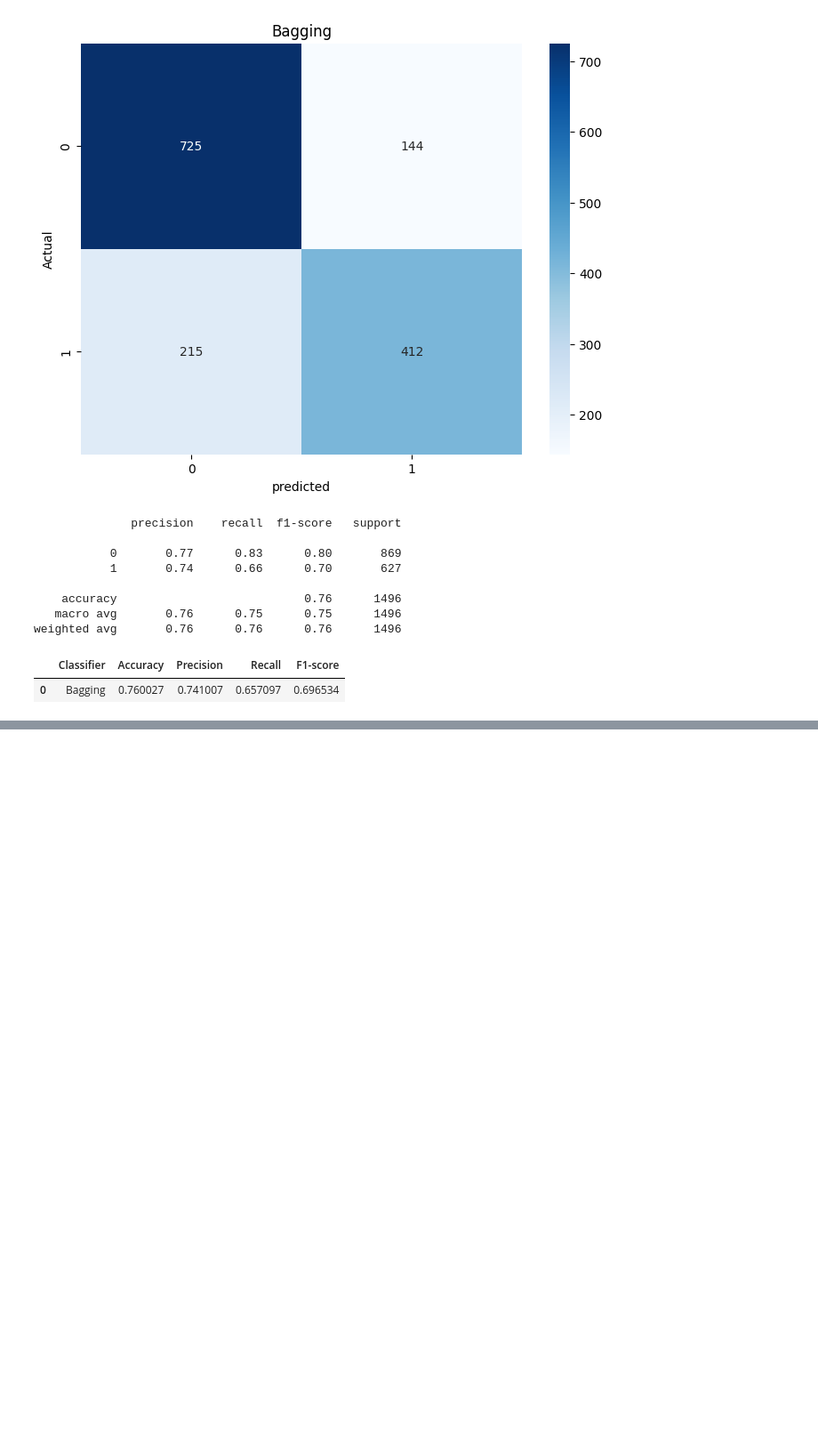
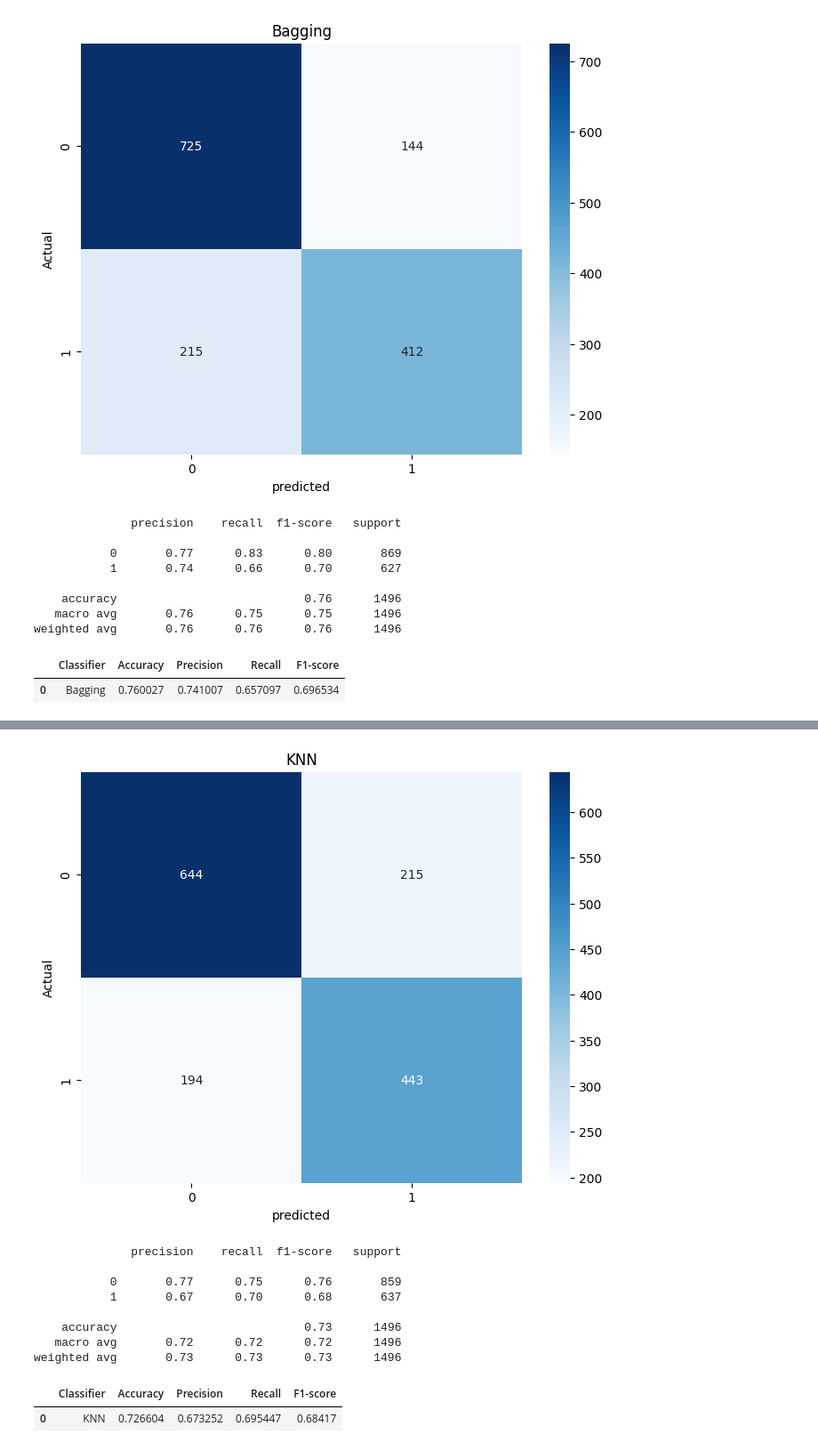
Before and after one commit to MoHassan01/NLP-Twitter-Disaster-Classifier, a Jupyter notebook: main.ipynb, the cells around one changed output, grey strips where cells are left out. Shown at 89% size. Cells and saved outputs as stored; diff of their text form; code cells hidden in the pictures; blank space fills up the shorter version.

```diff
--- a/main.ipynb
+++ b/main.ipynb
@@ -574,0 +601,10 @@ weighted avg       0.76      0.76      0.76      1496
+# %%
+# Returning the mean Numpy arrays present in Word2vec vocab of our corpus
+def vectorize(text, word2vec_model):
+    text = [word for word in text if word in word2vec_model.key_to_index]
+    return np.mean(word2vec_model[text], axis=0)
+# %%
+# Converting text column into np arrays
+for i in range(len(df_w2v['text'].values)):
+    # Conveting each Text column into Word2vec np array
+    df_w2v['text'][i] = vectorize(df_w2v['text'][i], w2v_model)
@@ -574,0 +642,67 @@ weighted avg       0.76      0.76      0.76      1496
+# %%
+X = np.hstack((df_w2v['keyword'].values.reshape(-1,1), np.vstack(df_w2v['text'].values))) # Horizonatally stacking the int column as a 1d array along with the vertical stack of the text multi-dimensional array
+y = df_w2v['target'].values # Converting target column into np array
+# %%
+from sklearn.model_selection import train_test_split
+
+X_train, X_test, y_train, y_test = train_test_split(X, y, test_size=.2, random_state=42)
+# %%
+# Working on the model
+from sklearn.neighbors import KNeighborsClassifier
+from sklearn.model_selection import GridSearchCV
+from sklearn.metrics import accuracy_score, precision_score, recall_score, f1_score, confusion_matrix, classification_report
+import matplotlib.pyplot as plt
+import seaborn as sns
+
+knn = KNeighborsClassifier()
+param_grid = {
+    'n_neighbors': [3, 5, 7, 9, 11],
+    'metric': ['minkowski', 'euclidean', 'manhattan']
+}
+
+grid_search = GridSearchCV(knn, param_grid, scoring='accuracy')
+grid_search.fit(X_train, y_train)
+best_knn = grid_search.best_estimator_ # Getting best classifier
+y_pred_knn = best_knn.predict(X_test) # Getting predictions
+
+# Performance evaluation
+accuracy = accuracy_score(y_test, y_pred_knn)
+precision = precision_score(y_test, y_pred_knn)
+recall = recall_score(y_test, y_pred_knn)
+F1_score = f1_score(y_test, y_pred_knn)
+
+# Storing metrics
+knn_metrics = pd.DataFrame(columns=['Classifier', 'Accuracy', 'Precision', 'Recall', 'F1-score'])
+knn_metrics = knn_metrics.append({
+    'Classifier': 'KNN',
+    'Accuracy': accuracy,
+    'Precision': precision,
+    'Recall': recall,
+    'F1-score': F1_score
+}, ignore_index=True)
+
+# Confusion matrix
+conf_matrix = confusion_matrix(y_test, y_pred_knn)
+plt.figure(figsize=(8,6))
+sns.heatmap(conf_matrix, annot=True, fmt='d', cmap='Blues')
+plt.title('KNN')
+plt.xlabel('predicted')
+plt.ylabel('Actual')
+plt.show()
+
+# Classification report
+print(classification_report(y_test, y_pred_knn))
+
+knn_metrics
+# %% [output]
+[figure, added]
+              precision    recall  f1-score   support
+
+           0       0.77      0.75      0.76       859
+           1       0.67      0.70      0.68       637
+
+    accuracy                           0.73      1496
+   macro avg       0.72      0.72      0.72      1496
+weighted avg       0.73      0.73      0.73      1496
+|  | Classifier | Accuracy | Precision | Recall | F1-score |
+| 0 | KNN | 0.726604 | 0.673252 | 0.695447 | 0.68417 |
```
Also changed, not shown: parts of 11 cells of this notebook.
